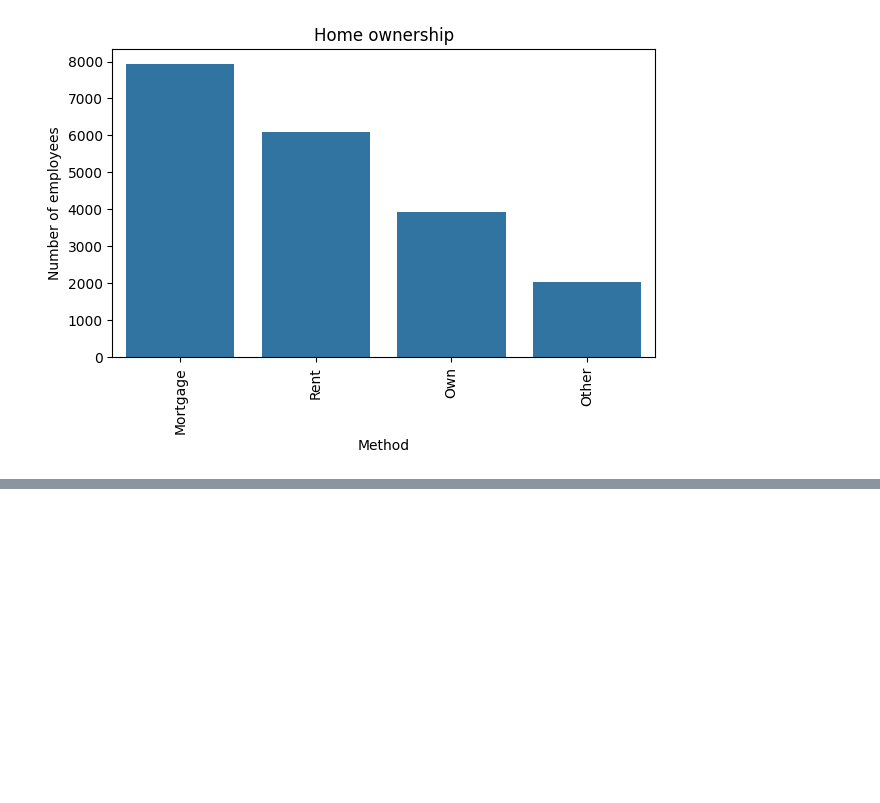
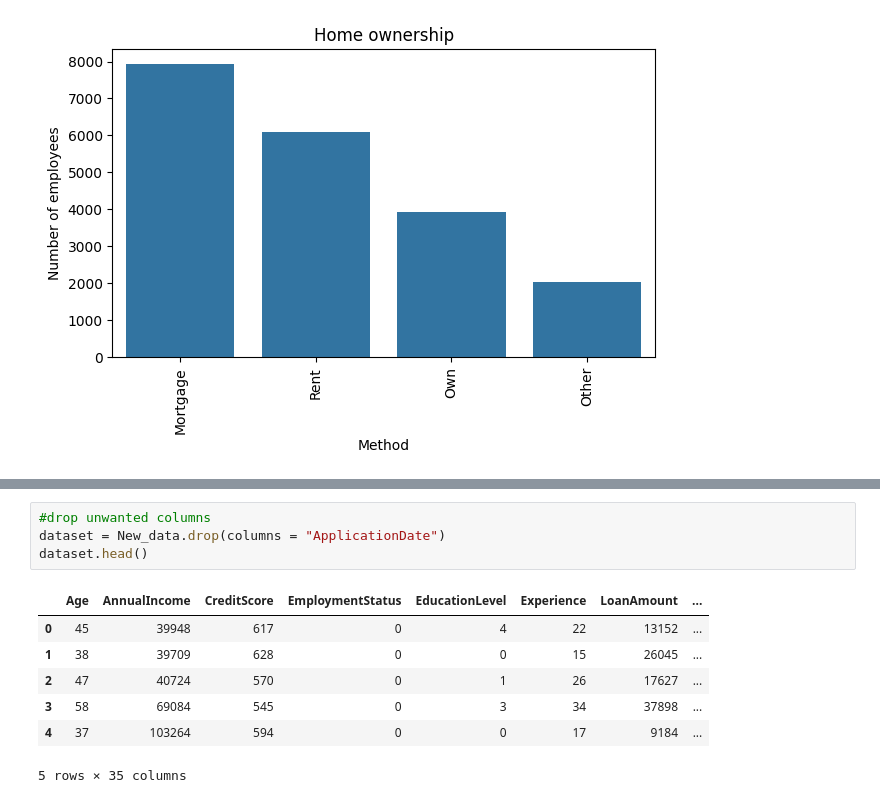
Before and after one commit to oshengeenath/loan_risk_score, a Jupyter notebook: Loan_risk_predictor.ipynb, the cells around one changed output, grey strips where cells are left out. Drawn from its saved outputs; the diff is of its cells as text; blank space fills up the shorter version.

```diff
--- a/Loan_risk_predictor.ipynb
+++ b/Loan_risk_predictor.ipynb
@@ -155,0 +206,12 @@ plt.show()
+# %%
+#drop unwanted columns
+dataset = New_data.drop(columns = "ApplicationDate")
+dataset.head()
+# %% [output]
+|  | Age | AnnualIncome | CreditScore | EmploymentStatus | EducationLevel | Experience | LoanAmount | ... |
+| 0 | 45 | 39948 | 617 | 0 | 4 | 22 | 13152 | ... |
+| 1 | 38 | 39709 | 628 | 0 | 0 | 15 | 26045 | ... |
+| 2 | 47 | 40724 | 570 | 0 | 1 | 26 | 17627 | ... |
+| 3 | 58 | 69084 | 545 | 0 | 3 | 34 | 37898 | ... |
+| 4 | 37 | 103264 | 594 | 0 | 0 | 17 | 9184 | ... |
+5 rows × 35 columns
```
Also changed, not shown: parts of 9 cells of this notebook.
